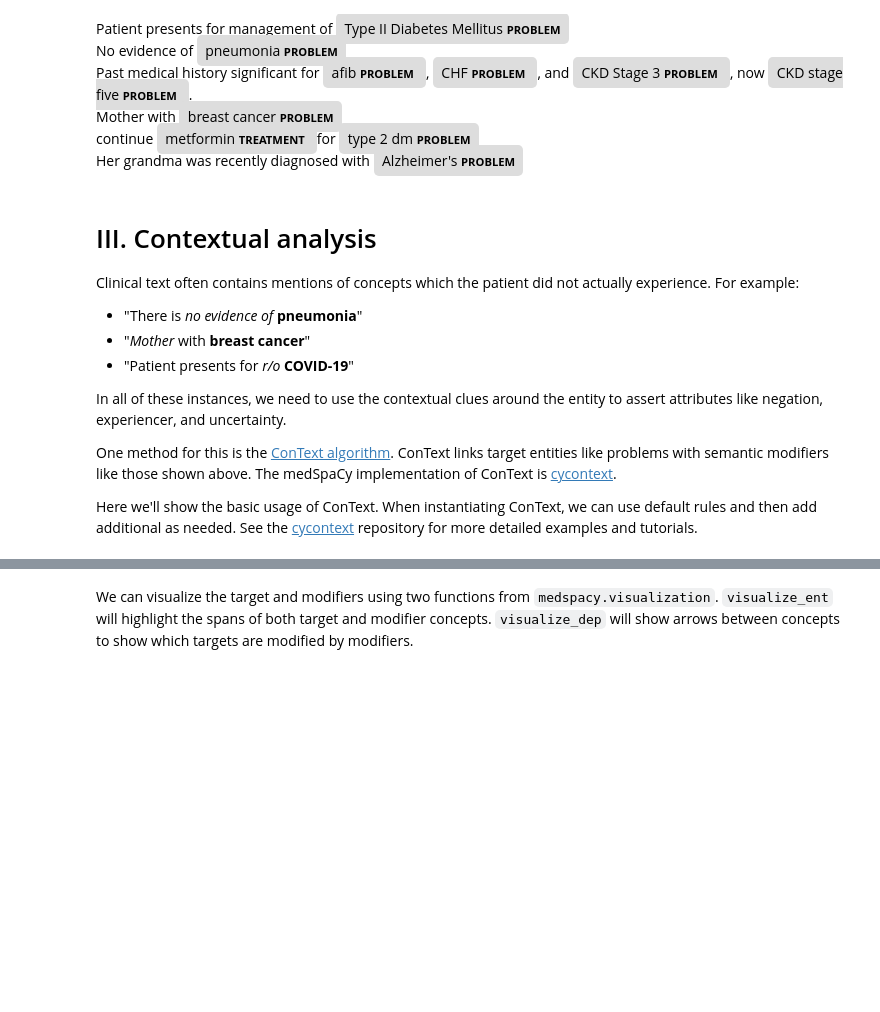
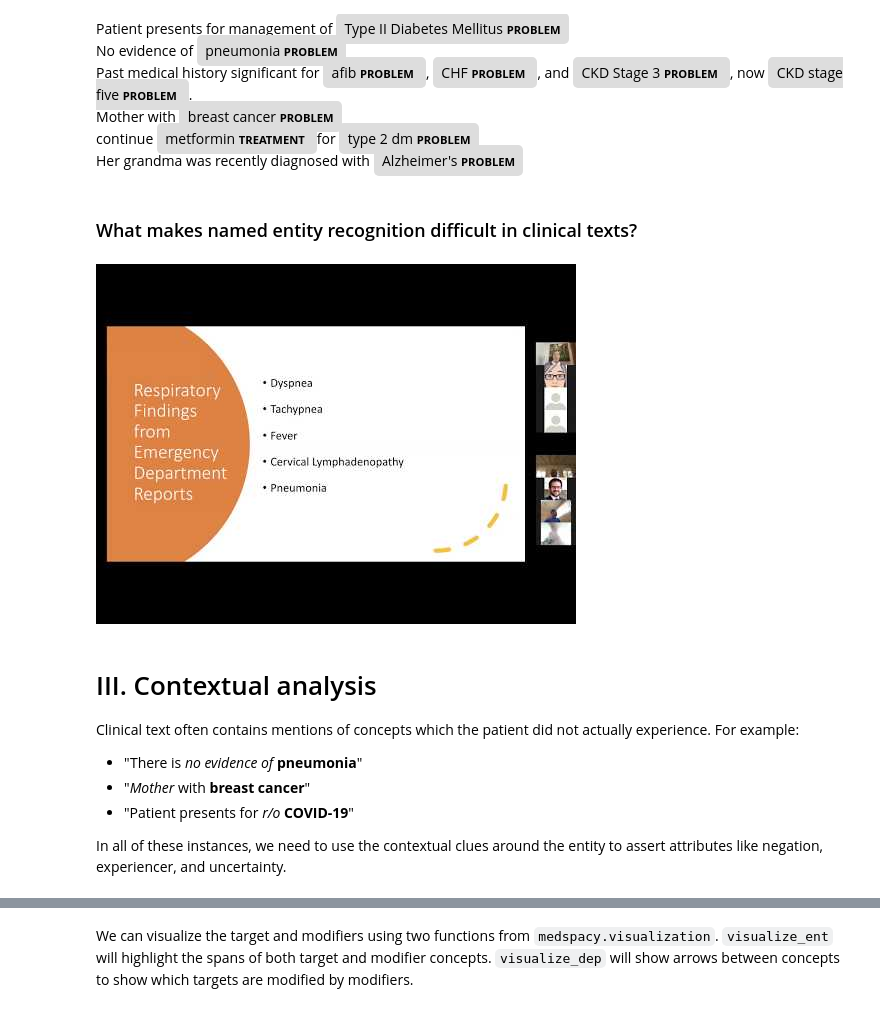
Before and after one commit to Melbourne-BMDS/mimic34md2020_materials, a Jupyter notebook: notebooks/nlp-02-medspacy.ipynb, the cells around one changed output, grey strips where cells are left out. Cells and saved outputs as stored; diff of their text form; code cells hidden in the pictures; blank space fills up the shorter version.

Commit message:
intro notebook and added slides and videos

```diff
--- a/notebooks/nlp-02-medspacy.ipynb
+++ b/notebooks/nlp-02-medspacy.ipynb
@@ -137,6 +141,12 @@ Past medical history significant for afib PROBLEM , CHF PROBLEM , and CKD Stage
 Mother with breast cancer PROBLEM
 continue metformin TREATMENT for type 2 dm PROBLEM
 Her grandma was recently diagnosed with Alzheimer's PROBLEM
+# %% [markdown]
+### What makes named entity recognition difficult in clinical texts?
+# %%
+YouTubeVideo("UEm7H8cfz80", start=1638, end=1735, rel=0)
+# %% [output]
+[figure, added]
 # %% [markdown]
 # III. Contextual analysis
 Clinical text often contains mentions of concepts which the patient did not actually experience. For example:
@@ -146,7 +156,3 @@ Clinical text often contains mentions of concepts which the patient did not actu
 - "Patient presents for *r/o* **COVID-19**"
 
 In all of these instances, we need to use the contextual clues around the entity to assert attributes like negation, experiencer, and uncertainty.
-
-One method for this is the [ConText algorithm](https://www.sciencedirect.com/science/article/pii/S1532046409000744). ConText links target entities like problems with semantic modifiers like those shown above. The medSpaCy implementation of ConText is [cycontext](https://github.com/medspacy/cycontext).
-
-Here we'll show the basic usage of ConText. When instantiating ConText, we can use default rules and then add additional as needed. See the [cycontext](https://github.com/medspacy/cycontext) repository for more detailed examples and tutorials.
```
Also changed, not shown: parts of 14 cells of this notebook, 3 other files.
